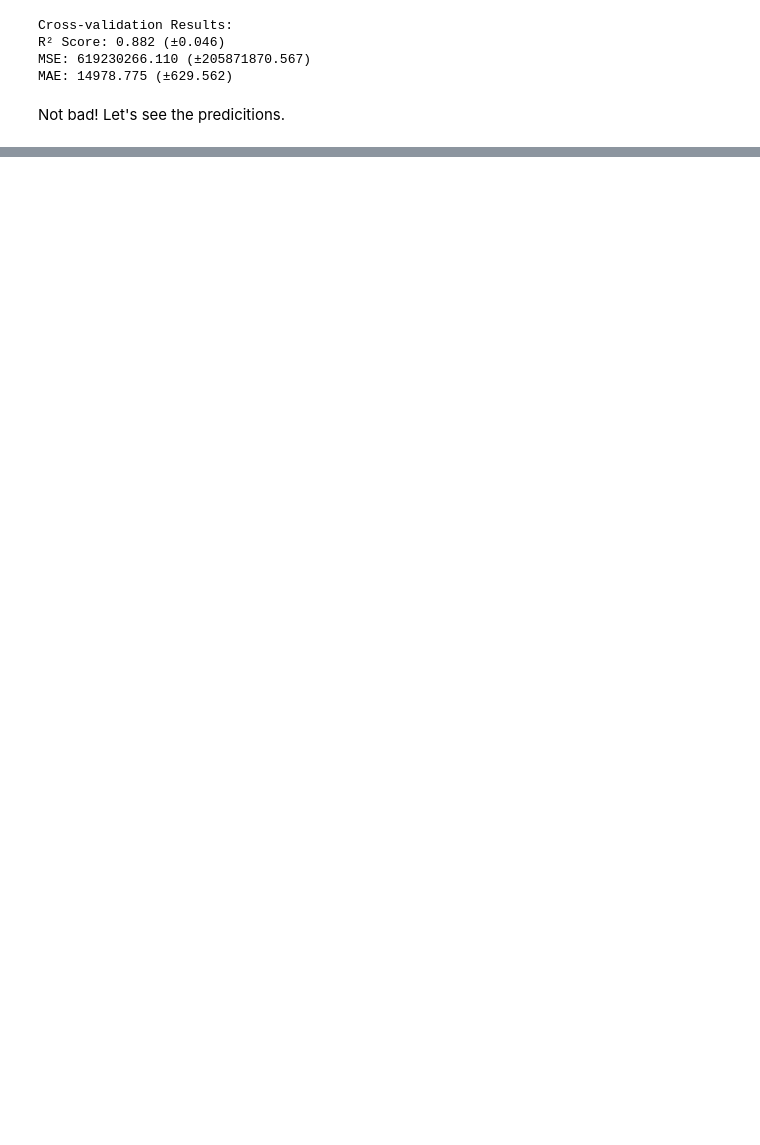
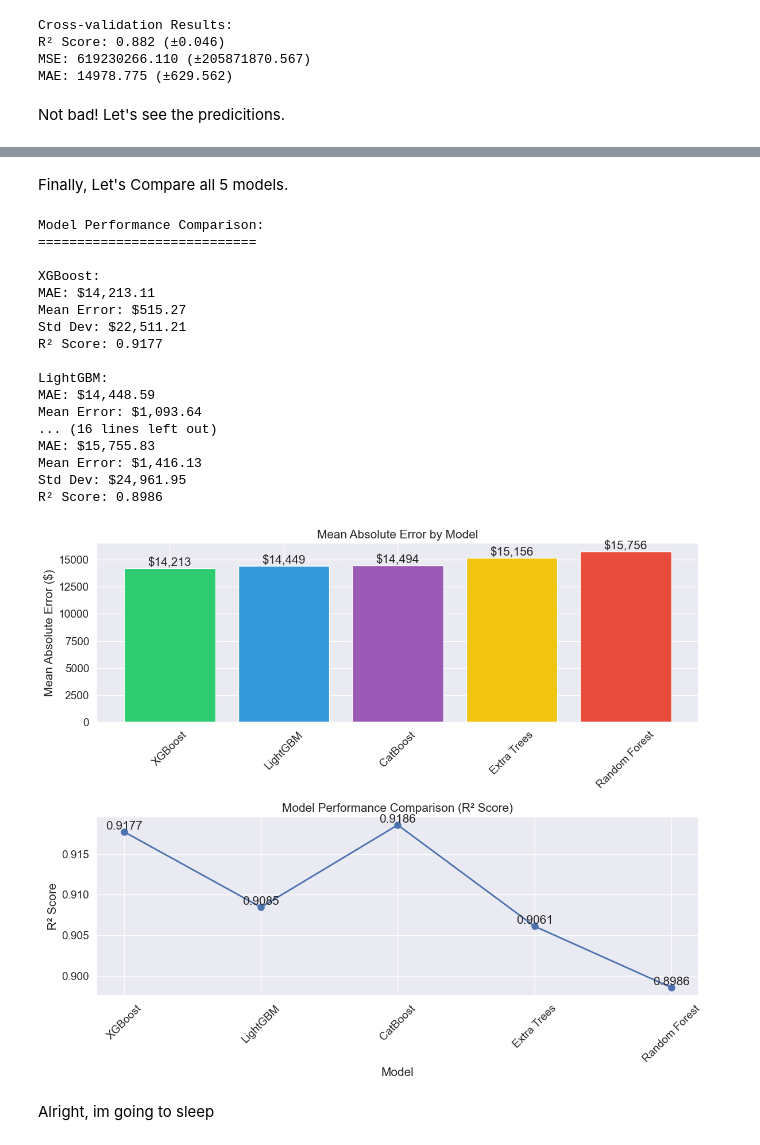
Before and after one commit to haidermumtaz/Machine-Learning-Project, a Jupyter notebook: housing_data_analysis.ipynb, the cells around one changed output, grey strips where cells are left out. Cells and saved outputs as stored; diff of their text form; code cells hidden in the pictures; blank space fills up the shorter version.

Commit message:
fix error in jupyter notebook

```diff
--- a/housing_data_analysis.ipynb
+++ b/housing_data_analysis.ipynb
@@ -498,0 +501,35 @@ KeyError: 2
+# %% [markdown]
+Finally, Let's Compare all 5 models.
+# %%
+
+model_results = {
+    'XGBoost': xgb_predictions,
+    'LightGBM': lgb_predictions,
+    'CatBoost': catboost_predictions,
+    'Extra Trees': et_predictions,
+    'Random Forest': rf_predictions
+}
+
+
+comparison = model.compare_models(model_results)
+# %% [output]
+Model Performance Comparison:
+============================
+
+XGBoost:
+MAE: $14,213.11
+Mean Error: $515.27
+Std Dev: $22,511.21
+R² Score: 0.9177
+
+LightGBM:
+MAE: $14,448.59
+Mean Error: $1,093.64
+... (16 lines left out)
+MAE: $15,755.83
+Mean Error: $1,416.13
+Std Dev: $24,961.95
+R² Score: 0.8986
+[figure, added]
+# %% [markdown]
+Alright, im going to sleep
```
Also changed, not shown: parts of 4 cells of this notebook.
